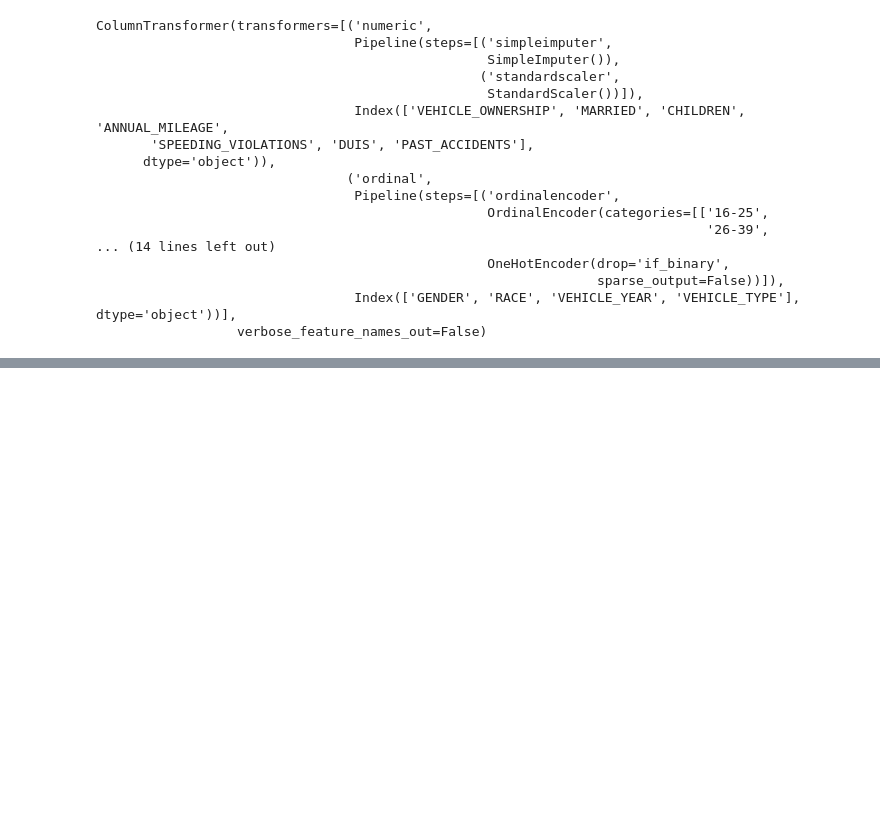
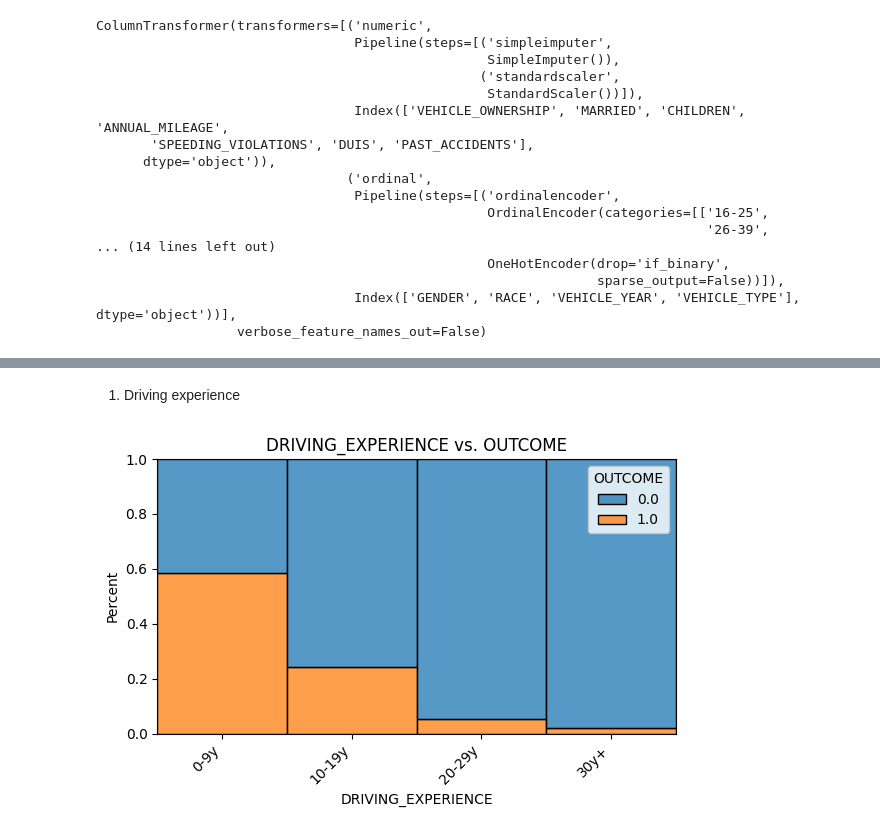
Before and after one commit to Khalil-Salama/Car_insurance-_claim, a Jupyter notebook: Insurance_car_claim.ipynb, the cells around one changed output, grey strips where cells are left out. Drawn from its saved outputs; the diff is of its cells as text; code cells hidden in the pictures; blank space fills up the shorter version.

```diff
--- a/Insurance_car_claim.ipynb
+++ b/Insurance_car_claim.ipynb
@@ -712,0 +921,26 @@ X_train_tf.head()
+# %%
+# Create a copy of the original dataframe for cleaning
+df1 = df.copy()
+# Handle duplicates (if any)
+initial_rows = len(df1)
+df1.drop_duplicates(inplace=True)
+rows_after_dropping_duplicates = len(df1)
+if initial_rows > rows_after_dropping_duplicates:
+    print(f"Dropped {initial_rows - rows_after_dropping_duplicates} duplicate rows.")
+else:
+    print("No duplicate rows found.")
+# Impute 'ANNUAL_MILEAGE' with the mean
+impute_mean = SimpleImputer(strategy='mean')
+df1['ANNUAL_MILEAGE'] = impute_mean.fit_transform(df1[['ANNUAL_MILEAGE']])
+# Handle potential inconsistencies in categorical columns (example using a hypothetical 'CITY' column)
+# If you had a column like 'CITY' with variations like 'New York' and 'NY', you could standardize them.
+# For the current dataset, we already checked and found no inconsistencies in categorical columns.
+# If there were inconsistencies, you would add code here to standardize them.
+# Example (commented out as not needed for this dataset):
+# city_mapping = {'NY': 'New York', 'LA': 'Los Angeles'}
+# df1['CITY'] = df1['CITY'].replace(city_mapping)
+# df1['CITY'] = df1['CITY'].str.strip().str.title() # Example for stripping whitespace and capitalizing
+print("\nCleaned dataframe info:")
+display(df1.info())
+print("\nCleaned dataframe head:")
+display(df1.head())
@@ -712,0 +973,7 @@ X_train_tf.head()
+# %% [markdown]
+1) Driving experience
+# %%
+feature= 'DRIVING_EXPERIENCE'
+plot_categorical_vs_target(df1, 'DRIVING_EXPERIENCE', 'OUTCOME', target_type='class');
+# %% [output]
+[figure, added]
```
Also changed, not shown: parts of 29 cells of this notebook.
